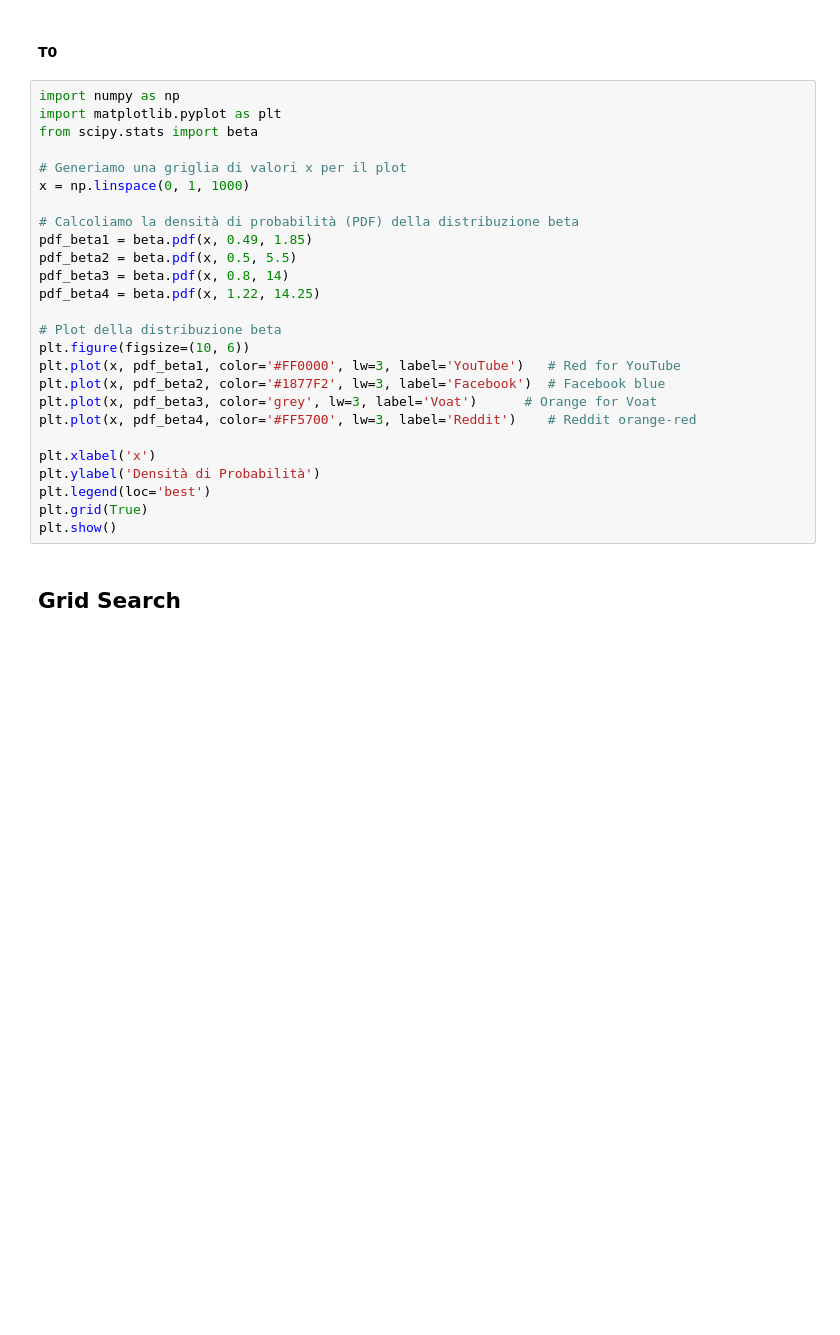
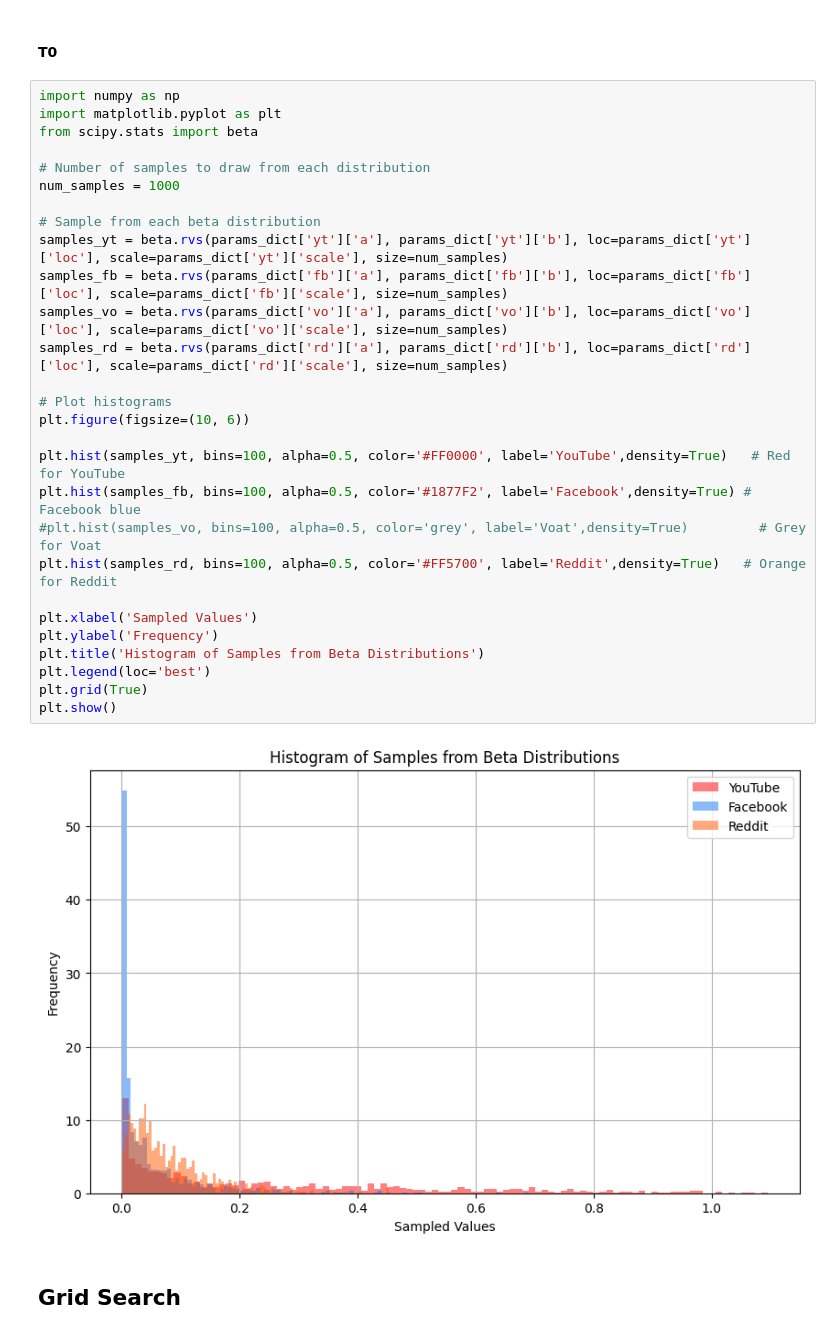
Before and after one commit to jacoponudo/Conversation_dynamics, a Jupyter notebook: src/SYN/search_parameters.ipynb, the cells around one changed output. Cells and saved outputs as stored; diff of their text form; blank space fills up the shorter version.

```diff
--- a/src/SYN/search_parameters.ipynb
+++ b/src/SYN/search_parameters.ipynb
@@ -953,32 +1028,36 @@ plt.show()
 ## Analysis of parameters
 # %% [markdown]
 #### T0
-# %%
-import numpy as np
-import matplotlib.pyplot as plt
-from scipy.stats import beta
-
-# Generiamo una griglia di valori x per il plot
-x = np.linspace(0, 1, 1000)
-
-# Calcoliamo la densità di probabilità (PDF) della distribuzione beta
-pdf_beta1 = beta.pdf(x, 0.49, 1.85)
-pdf_beta2 = beta.pdf(x, 0.5, 5.5)
-pdf_beta3 = beta.pdf(x, 0.8, 14)
-pdf_beta4 = beta.pdf(x, 1.22, 14.25)
-
-# Plot della distribuzione beta
-plt.figure(figsize=(10, 6))
-plt.plot(x, pdf_beta1, color='#FF0000', lw=3, label='YouTube')   # Red for YouTube
-plt.plot(x, pdf_beta2, color='#1877F2', lw=3, label='Facebook')  # Facebook blue
-plt.plot(x, pdf_beta3, color='grey', lw=3, label='Voat')      # Orange for Voat
-plt.plot(x, pdf_beta4, color='#FF5700', lw=3, label='Reddit')    # Reddit orange-red
-
-plt.xlabel('x')
-plt.ylabel('Densità di Probabilità')
-plt.legend(loc='best')
-plt.grid(True)
-plt.show()
+# %%
+import numpy as np
+import matplotlib.pyplot as plt
+from scipy.stats import beta
+
+# Number of samples to draw from each distribution
+num_samples = 1000
+
+# Sample from each beta distribution
+samples_yt = beta.rvs(params_dict['yt']['a'], params_dict['yt']['b'], loc=params_dict['yt']['loc'], scale=params_dict['yt']['scale'], size=num_samples)
+samples_fb = beta.rvs(params_dict['fb']['a'], params_dict['fb']['b'], loc=params_dict['fb']['loc'], scale=params_dict['fb']['scale'], size=num_samples)
+samples_vo = beta.rvs(params_dict['vo']['a'], params_dict['vo']['b'], loc=params_dict['vo']['loc'], scale=params_dict['vo']['scale'], size=num_samples)
+samples_rd = beta.rvs(params_dict['rd']['a'], params_dict['rd']['b'], loc=params_dict['rd']['loc'], scale=params_dict['rd']['scale'], size=num_samples)
+
+# Plot histograms
+plt.figure(figsize=(10, 6))
+
+plt.hist(samples_yt, bins=100, alpha=0.5, color='#FF0000', label='YouTube',density=True)   # Red for YouTube
+plt.hist(samples_fb, bins=100, alpha=0.5, color='#1877F2', label='Facebook',density=True) # Facebook blue
+#plt.hist(samples_vo, bins=100, alpha=0.5, color='grey', label='Voat',density=True)         # Grey for Voat
+plt.hist(samples_rd, bins=100, alpha=0.5, color='#FF5700', label='Reddit',density=True)   # Orange for Reddit
+
+plt.xlabel('Sampled Values')
+plt.ylabel('Frequency')
+plt.title('Histogram of Samples from Beta Distributions')
+plt.legend(loc='best')
+plt.grid(True)
+plt.show()
+# %% [output]
+[figure, added]
 # %% [markdown]
 ## Grid Search
 # %%
```
Also changed, not shown: parts of 6 cells of this notebook.
